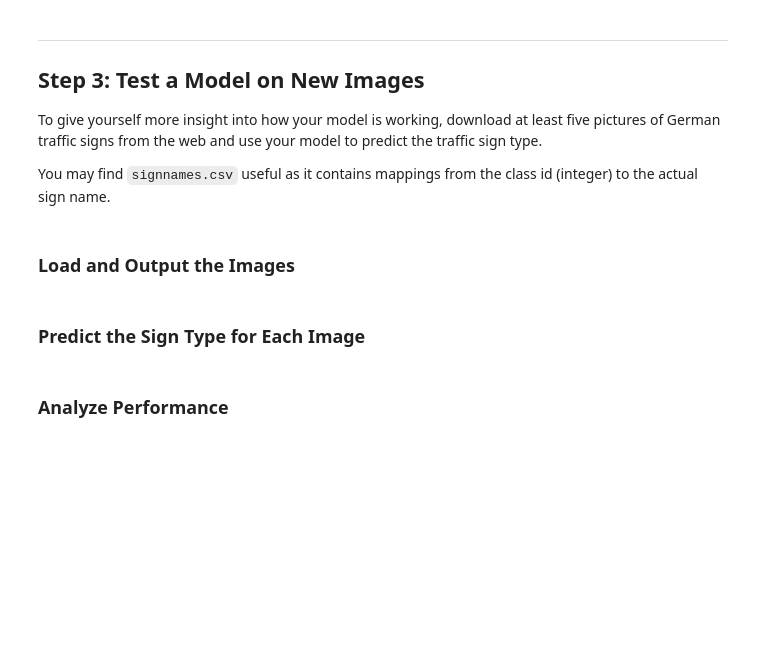
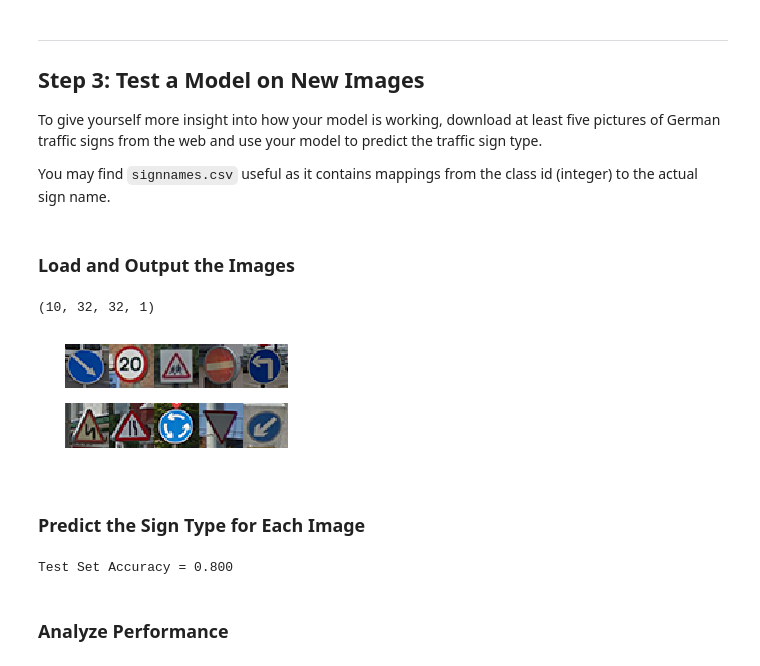
Before and after one commit to ChuChuIgbokwe/CarND-Traffic-Sign-Classifier-Project, a Jupyter notebook: Traffic_Sign_Classifier.ipynb, the cells around one changed output. Drawn from its saved outputs; the diff is of its cells as text; code cells hidden in the pictures; blank space fills up the shorter version.

```diff
--- a/Traffic_Sign_Classifier.ipynb
+++ b/Traffic_Sign_Classifier.ipynb
@@ -340,14 +367,14 @@ new_y_train = []
 
 for i in range(len(X_train)):
     for j in range(N_randomImg):
-#         new_X_train.append(random_augmentation(X_train[i]))
-#         new_y_train.append(y_train[i])
-        if i%2 ==0:
-            new_X_train.append(random_augmentation(X_train[i]))
-            new_y_train.append(y_train[i])
-        else:
-            new_X_train.append(X_train[i])
-            new_y_train.append(y_train[i])
+        new_X_train.append(random_augmentation(X_train[i]))
+        new_y_train.append(y_train[i])
+#         if i%2 ==0:
+#             new_X_train.append(random_augmentation(X_train[i]))
+#             new_y_train.append(y_train[i])
+#         else:
+#             new_X_train.append(X_train[i])
+#             new_y_train.append(y_train[i])
 # %%
 new_X_train = np.array(new_X_train)
 new_y_train = np.array(new_y_train)
@@ -572,9 +612,43 @@ You may find `signnames.csv` useful as it contains mappings from the class id (i
+# %%
+### Load the images and plot them here.
+### Feel free to use as many code cells as needed.
+#reading in an image
+import glob
+import matplotlib.image as mpimg
+
+fig, axs = plt.subplots(2,5, figsize=(4, 2))
+fig.subplots_adjust(hspace = .2, wspace=.001)
+axs = axs.ravel()
+
+german_images = []
+
+for i, img in enumerate(glob.glob('./german_traffic_signs/example*.png')):
+    image = cv2.imread(img)
+    axs[i].axis('off')
+    axs[i].imshow(cv2.cvtColor(image, cv2.COLOR_BGR2RGB))
+    german_images.append(image)
+
+german_images = np.asarray(german_images)
+german_images_preprocessed = preprocess(german_images)
+print(german_images_preprocessed.shape)
+# %% [output]
+(10, 32, 32, 1)
+[figure, added]
 # %% [markdown]
 ### Predict the Sign Type for Each Image
 # %%
 ### Run the predictions here and use the model to output the prediction for each image.
 ### Make sure to pre-process the images with the same pre-processing pipeline used earlier.
 ### Feel free to use as many code cells as needed.
+my_labels = [38,0, 28, 17, 34, 21, 24, 40, 13, 39]
+with tf.Session() as sess:
+    sess.run(tf.global_variables_initializer())
+    saver2 = tf.train.import_meta_graph('./lenet.meta')
+    saver2.restore(sess, "./lenet")
+    my_accuracy = evaluate(german_images_preprocessed , my_labels)
+    print("Test Set Accuracy = {:.3f}".format(my_accuracy))
+# %% [output]
+Test Set Accuracy = 0.800
 # %% [markdown]
 ### Analyze Performance
 # %%
```
Also changed, not shown: parts of 11 cells of this notebook, 17 other files.
